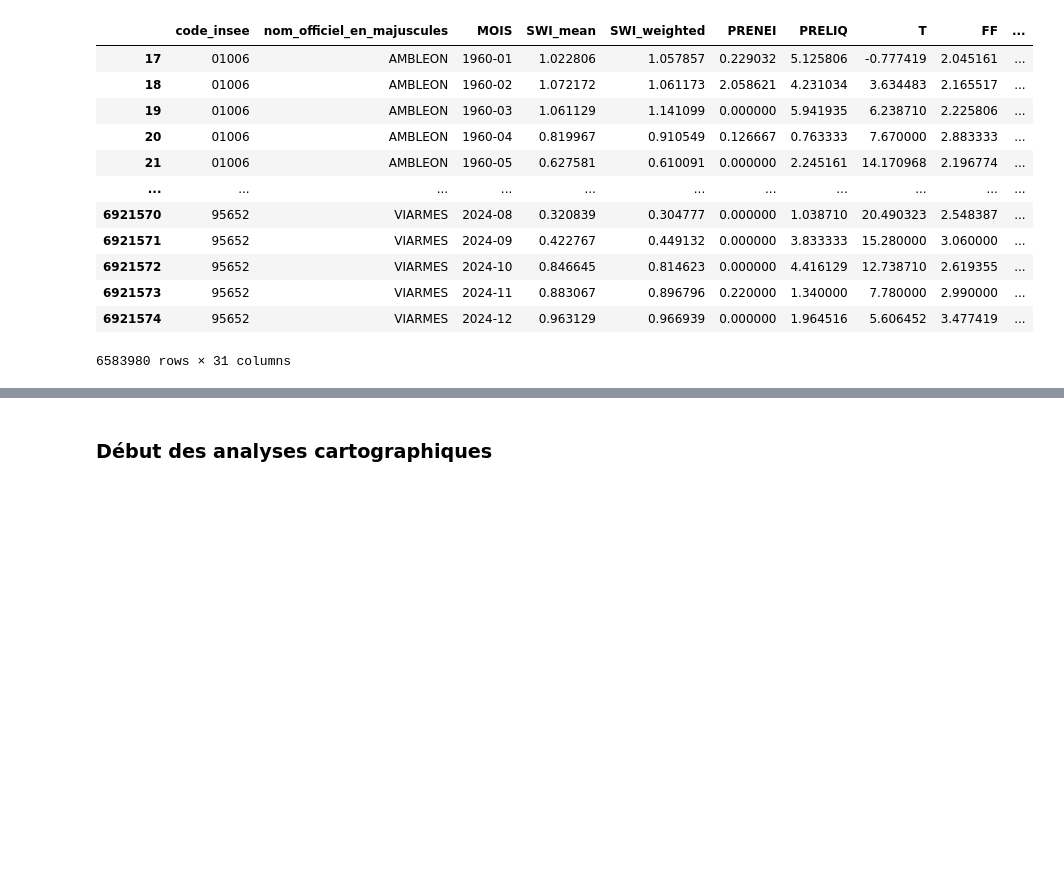
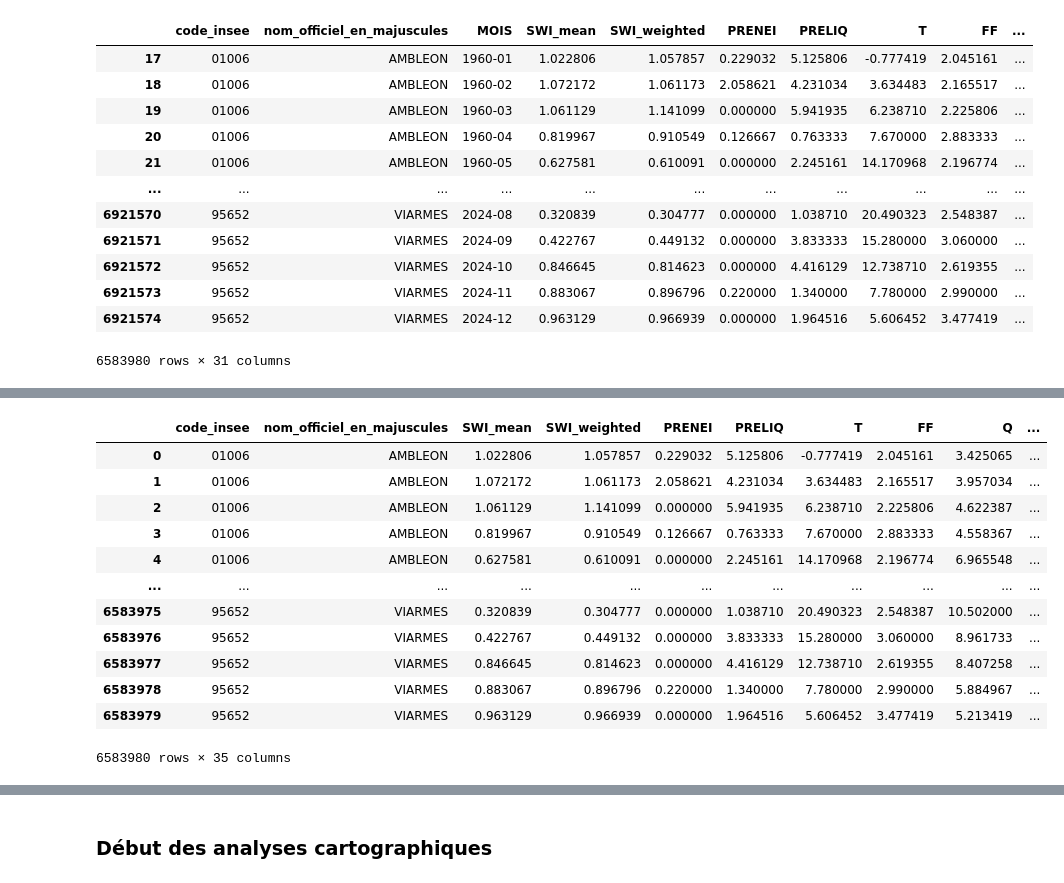
Before and after one commit to Sophie-Monsi/MACHINE-LEARNING-FOR-CLIMATE-RISK, a Jupyter notebook: Database_download.ipynb, the cells around one changed output, grey strips where cells are left out. Saved outputs shown, nothing was run; the diff lists cells and outputs as text; code cells hidden in the pictures; blank space fills up the shorter version.

```diff
--- a/Database_download.ipynb
+++ b/Database_download.ipynb
@@ -1162,3 +1162,17 @@ df_swi
 | 6921573 | 95652 | VIARMES | 2024-11 | 0.883067 | 0.896796 | 0.220000 | 1.340000 | 7.780000 | 2.990000 | ... |
 | 6921574 | 95652 | VIARMES | 2024-12 | 0.963129 | 0.966939 | 0.000000 | 1.964516 | 5.606452 | 3.477419 | ... |
 6583980 rows × 31 columns
+# %%
+# Je crée les départements pour pouvoir récupérer les niveaux d'argile
+
+# S'assurer que code_insee est une string
+df_swi['code_insee'] = df_swi['code_insee'].astype(str)
+
+# Extraire les 2 premiers caractères
+df_swi['code_dep'] = df_swi['code_insee'].str[:2]
+
+dep_to_alea = gdf_wgs84.set_index('DPT')['ALEA'].to_dict()
+
+df_swi['ARGILE'] = df_swi['code_dep'].map(dep_to_alea)
+
+df_swi
@@ -1164,0 +1208,39 @@ df_swi
+# %%
+# Je vais créer des variables mois et année pour faciliter les analyses
+
+df_swi_geo = df_swi.merge(
+    gdf_communes[['code_insee', 'geometry']],
+    on='code_insee',
+    how='left'
+)
+
+gdf_swi = gpd.GeoDataFrame(df_swi_geo, geometry='geometry')
+
+# Copier le CRS des communes
+gdf_swi.crs = gdf_communes.crs
+
+# Conversion en datetime
+gdf_swi['DATE'] = pd.to_datetime(gdf_swi['MOIS'], format='%Y-%m')
+
+# Créer une colonne 'annee'
+gdf_swi['annee'] = gdf_swi['DATE'].dt.year
+
+# Créer une colonne 'mois'
+gdf_swi['mois'] = gdf_swi['DATE'].dt.month
+
+gdf_swi = gdf_swi.drop(columns = ["MOIS","DATE"])
+gdf_swi
+# %% [output]
+|  | code_insee | nom_officiel_en_majuscules | SWI_mean | SWI_weighted | PRENEI | PRELIQ | T | FF | Q | ... |
+| 0 | 01006 | AMBLEON | 1.022806 | 1.057857 | 0.229032 | 5.125806 | -0.777419 | 2.045161 | 3.425065 | ... |
+| 1 | 01006 | AMBLEON | 1.072172 | 1.061173 | 2.058621 | 4.231034 | 3.634483 | 2.165517 | 3.957034 | ... |
+| 2 | 01006 | AMBLEON | 1.061129 | 1.141099 | 0.000000 | 5.941935 | 6.238710 | 2.225806 | 4.622387 | ... |
+| 3 | 01006 | AMBLEON | 0.819967 | 0.910549 | 0.126667 | 0.763333 | 7.670000 | 2.883333 | 4.558367 | ... |
+| 4 | 01006 | AMBLEON | 0.627581 | 0.610091 | 0.000000 | 2.245161 | 14.170968 | 2.196774 | 6.965548 | ... |
+| ... | ... | ... | ... | ... | ... | ... | ... | ... | ... | ... |
+| 6583975 | 95652 | VIARMES | 0.320839 | 0.304777 | 0.000000 | 1.038710 | 20.490323 | 2.548387 | 10.502000 | ... |
+| 6583976 | 95652 | VIARMES | 0.422767 | 0.449132 | 0.000000 | 3.833333 | 15.280000 | 3.060000 | 8.961733 | ... |
+| 6583977 | 95652 | VIARMES | 0.846645 | 0.814623 | 0.000000 | 4.416129 | 12.738710 | 2.619355 | 8.407258 | ... |
+| 6583978 | 95652 | VIARMES | 0.883067 | 0.896796 | 0.220000 | 1.340000 | 7.780000 | 2.990000 | 5.884967 | ... |
+| 6583979 | 95652 | VIARMES | 0.963129 | 0.966939 | 0.000000 | 1.964516 | 5.606452 | 3.477419 | 5.213419 | ... |
+6583980 rows × 35 columns
```
Also changed, not shown: parts of 8 cells of this notebook.
